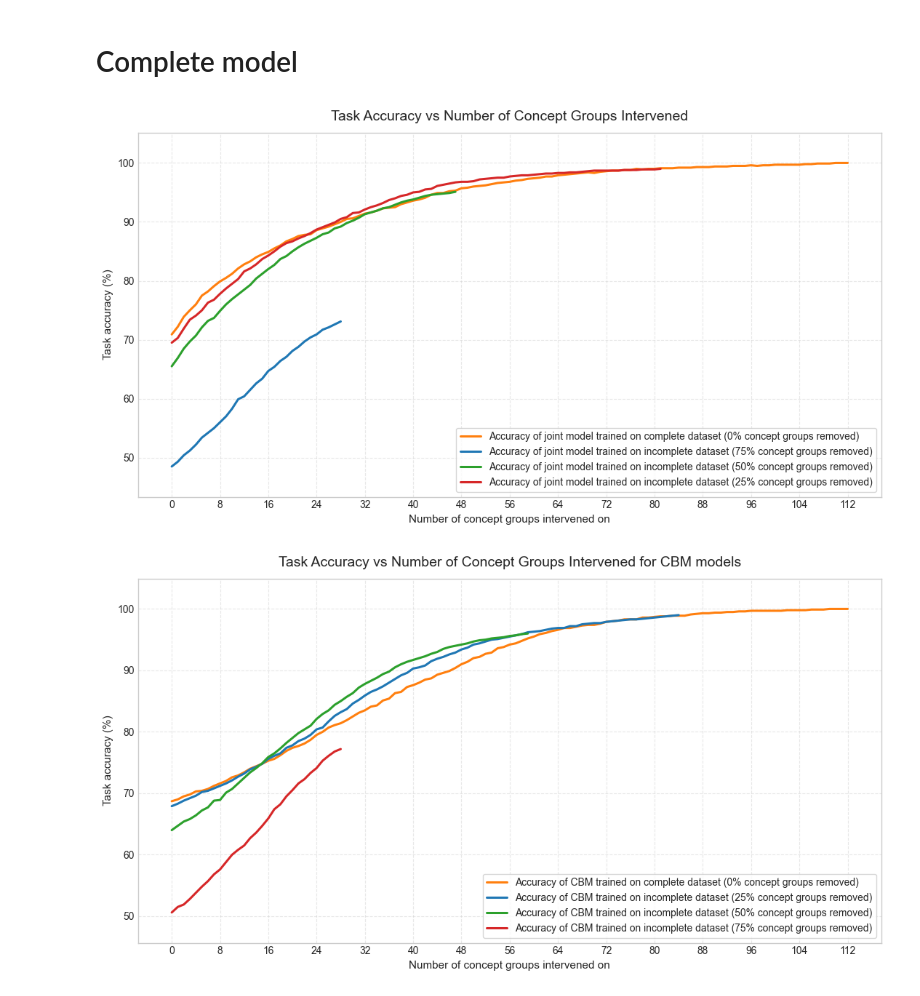
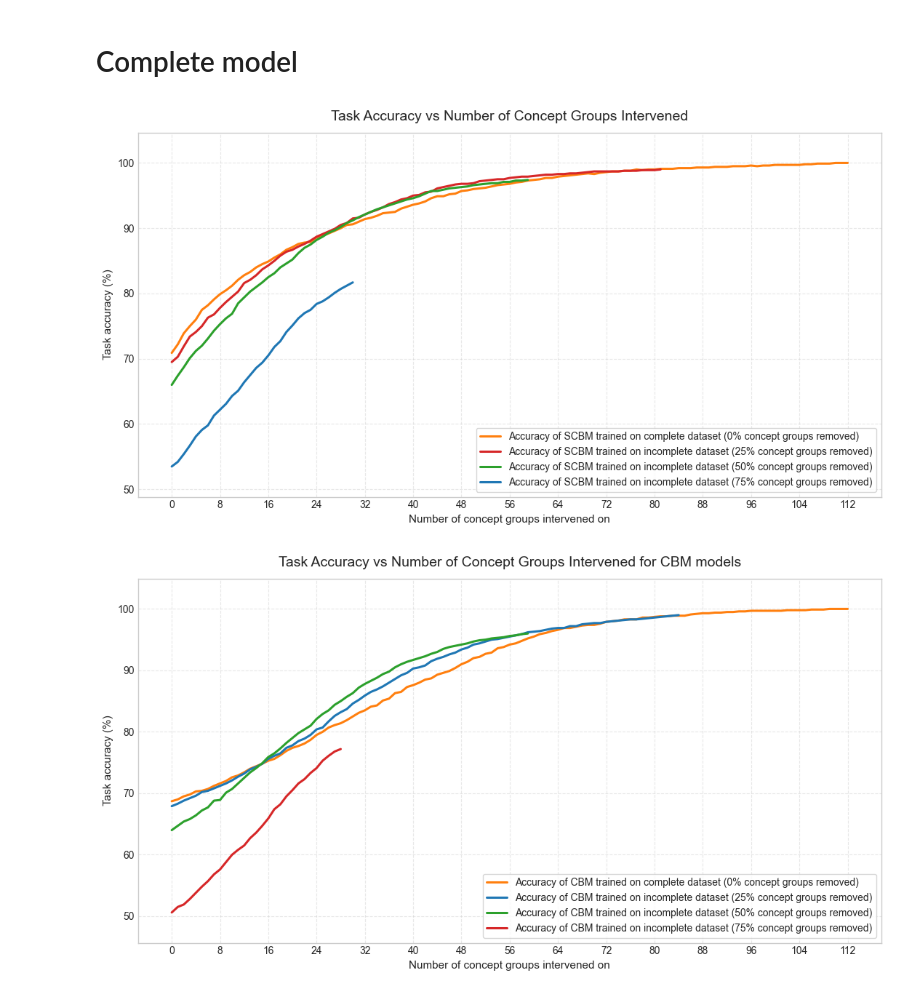
Before and after one commit to stephenmarcou/SCBM_implementation, a Jupyter notebook: results.ipynb, the cells around one changed output. Drawn from its saved outputs; the diff is of its cells as text; code cells hidden in the pictures.

```diff
--- a/results.ipynb
+++ b/results.ipynb
@@ -36,13 +36,14 @@ def extract_info_from_intervention_log(model_dir, model_type="scbm"):
     return concepts_intervened_list, y_accuracies_list, c_accuracies_list
 # %%
 #model_dir_scbm_complete = "complete2026-04-19_13-37-22_fcf0e"
-model_dir_scbm_incomplete_21 = "incomplete_21_2026-04-17_15-40-39_8e524_cluster"
-model_dir_scbm_incomplete_14 = "incomplete_14_2026-04-17_17-54-43_e108f_cluster"
+#model_dir_scbm_incomplete_21 = "incomplete_21_2026-04-17_15-40-39_8e524_cluster"
+#model_dir_scbm_incomplete_14 = "incomplete_14_2026-04-17_17-54-43_e108f_cluster"
 #model_dir_scbm_incomplete_7 = "incomplete_7_2026-04-17_17-54-41_52efd_cluster"
 
-model_dir_scbm_complete = "Stephen_2026-04-15_22-03-14_a3d81"
+model_dir_scbm_complete = "complete2026-04-19_23-19-06_44b07"
 model_dir_scbm_incomplete_7 = "incomplete_7_2026-04-19_23-18-01_c3069"
-
+model_dir_scbm_incomplete_14 = "incomplete_14_2026-04-20_11-38-05_9cc20"
+model_dir_scbm_incomplete_21 = "incomplete_21_2026-04-20_11-46-55_b5730"
 
 concepts_intervened_list_scbm_complete, y_accuracies_list_scbm_complete, c_accuracies_list_scbm_complete = extract_info_from_intervention_log(model_dir_scbm_complete)
 concepts_intervened_list_scbm_incomplete_21, y_accuracies_list_scbm_incomplete_21, c_accuracies_list_scbm_incomplete_21 = extract_info_from_intervention_log(model_dir_scbm_incomplete_21)
@@ -59,8 +60,28 @@ ax.plot(
     linewidth=2.2,
     markersize=6,
     color="#ff7f0e",
-    label=r"Accuracy of joint model trained on complete dataset (0% concept groups removed)",
+    label=r"Accuracy of SCBM trained on complete dataset (0% concept groups removed)",
 )
+
+ax.plot(
+    concepts_intervened_list_scbm_incomplete_7,
+    y_accuracies_list_scbm_incomplete_7,
+    color = "#d62728",
+    linewidth=2.2,
+    markersize=6,
+    label=r"Accuracy of SCBM trained on incomplete dataset (25% concept groups removed)",
+)
+
+ax.plot(
+    concepts_intervened_list_scbm_incomplete_14,
+    y_accuracies_list_scbm_incomplete_14,
+    color = "#2ca02c",
+    linewidth=2.2,
+    markersize=6,
+    label=r"Accuracy of SCBM trained on incomplete dataset (50% concept groups removed)",
+)
+
+
 
 
 ax.plot(
@@ -69,52 +90,35 @@ ax.plot(
     color = "#1f77b4",
     linewidth=2.2,
     markersize=6,
-    label=r"Accuracy of joint model trained on incomplete dataset (75% concept groups removed)",
+    label=r"Accuracy of SCBM trained on incomplete dataset (75% concept groups removed)",
 )
 
-ax.plot(
-    concepts_intervened_list_scbm_incomplete_14,
-    y_accuracies_list_scbm_incomplete_14,
-    color = "#2ca02c",
-    linewidth=2.2,
-    markersize=6,
-    label=r"Accuracy of joint model trained on incomplete dataset (50% concept groups removed)",
-)
-
-ax.plot(
-    concepts_intervened_list_scbm_incomplete_7,
-    y_accuracies_list_scbm_incomplete_7,
-    color = "#d62728",
-    linewidth=2.2,
-    markersize=6,
-    label=r"Accuracy of joint model trained on incomplete dataset (25% concept groups removed)",
-)
 
 ax.set_title(
     "Task Accuracy vs Number of Concept Groups Intervened",
     fontsize=14,
     pad=12,
 )
 ax.set_xlabel("Number of concept groups intervened on", fontsize=11)
 ax.set_ylabel("Task accuracy (%)", fontsize=11)
 
 max_len = max(len(concepts_intervened_list_scbm_complete), len(concepts_intervened_list_scbm_incomplete_21),
               len(concepts_intervened_list_scbm_incomplete_14), len(concepts_intervened_list_scbm_incomplete_7))
 ax.xaxis.set_major_locator(MaxNLocator(integer=True, prune=None, nbins=min(20, max_len)))
 
 y_min = min(min(y_accuracies_list_scbm_complete), min(y_accuracies_list_scbm_incomplete_21),
             min(y_accuracies_list_scbm_incomplete_14), min(y_accuracies_list_scbm_incomplete_7))
 y_max = max(max(y_accuracies_list_scbm_complete), max(y_accuracies_list_scbm_incomplete_21),
             max(y_accuracies_list_scbm_incomplete_14), max(y_accuracies_list_scbm_incomplete_7))
 pad = max((y_max - y_min) * 0.1, 0.5)
 ax.set_ylim(y_min - pad, y_max + pad)
 
 ax.grid(True, which="major", linestyle="--", alpha=0.45)
 ax.legend(frameon=True)
 fig.tight_layout()
 plt.show()
 # %% [output]
-[figure, old version]
+[figure, new version]
 # %%
 
 
```
Also changed, not shown: parts of 2 cells of this notebook, 6 other files.
